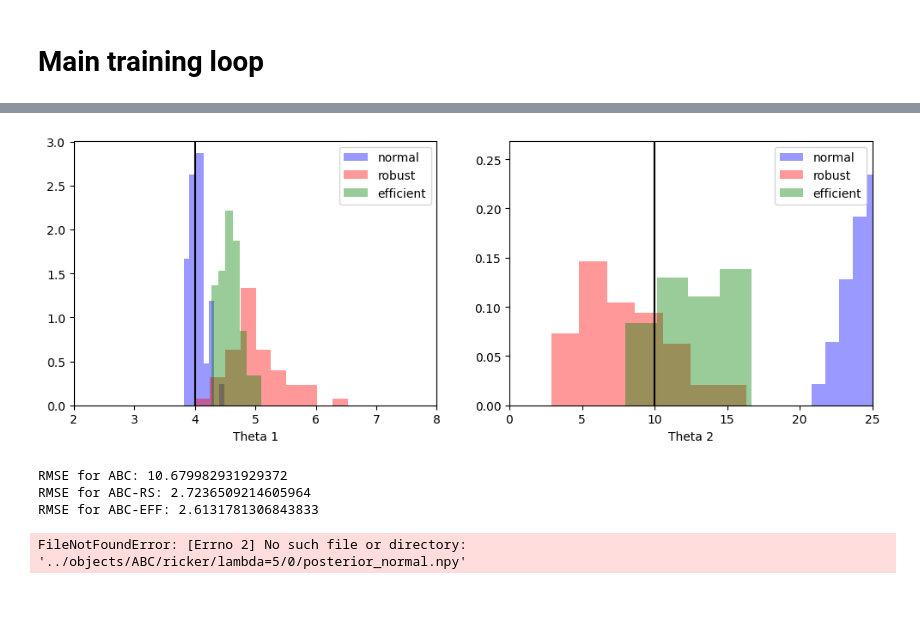
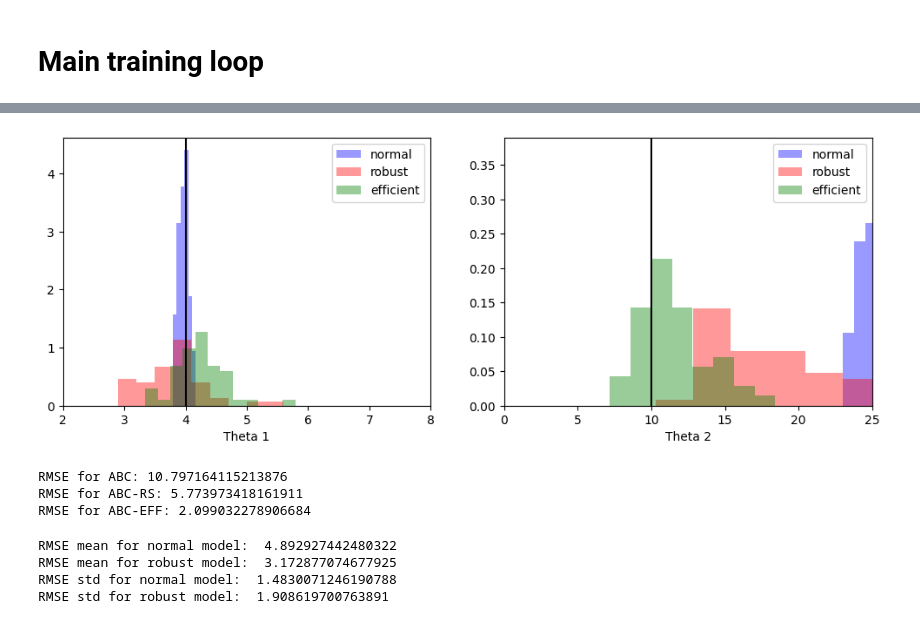
Before and after one commit to ymnglli/efficient-robust-sbi, a Jupyter notebook: notebooks/optimized_ricker_abc.ipynb, the cells around one changed output, grey strips where cells are left out. Drawn from its saved outputs; the diff is of its cells as text; code cells hidden in the pictures.

```diff
--- a/notebooks/optimized_ricker_abc.ipynb
+++ b/notebooks/optimized_ricker_abc.ipynb
@@ -371,33 +373,33 @@ KeyboardInterrupt:
 # %%
 import seaborn as sns
 
-posterior_normal = np.load("../objects/ABC/efficient_ricker_final/degree=0.2/lambda=3/1/posterior_normal.npy")
-posterior_robust = np.load("../objects/ABC/efficient_ricker_final/degree=0.2/lambda=3/1/posterior_robust.npy")
+posterior_normal = np.load("../objects/ABC/efficient_ricker_final/degree=0.2/lambda=3/5/posterior_normal.npy")
+posterior_robust = np.load("../objects/ABC/efficient_ricker_final/degree=0.2/lambda=3/5/posterior_robust.npy")
 posterior_efficient = np.load("../objects/ABC/efficient_ricker_final/degree=0.2/lambda=3/1/posterior_efficient.npy")
 
 theta_gt = [4 ,10]
 plt.figure(figsize=(12, 4))
 plt.subplot(1, 2, 1)
 plt.axvline(x=theta_gt[0],ls="-",c="black")
 sns.distplot(posterior_normal[:, 0], color='blue', kde=False, norm_hist=True, label="normal")
 sns.distplot(posterior_robust[:, 0], color='red', kde=False, norm_hist=True, label="robust")
 sns.distplot(posterior_efficient[:, 0], color='green', kde=False, norm_hist=True, label="efficient")
 plt.legend()
 plt.xlim(2, 8)
 plt.xlabel("Theta 1")
 
 plt.subplot(1, 2, 2)
 plt.axvline(x=theta_gt[1],ls="-",c="black")
 sns.distplot(posterior_normal[:, 1], color='blue', kde=False, norm_hist=True, label="normal")
 sns.distplot(posterior_robust[:, 1], color='red', kde=False, norm_hist=True, label="robust")
 sns.distplot(posterior_efficient[:, 1], color='green', kde=False, norm_hist=True, label="efficient")
 plt.legend()
 plt.xlim(0, 25)
 plt.xlabel("Theta 2")
 
 plt.show()
 # %% [output]
-[figure, old version]
+[figure, new version]
 # %%
 rmse_abc = RMSE(torch.tensor([4, 10]), torch.tensor(posterior_normal), 2)
 rmse_abc_rs = RMSE(torch.tensor([4, 10]), torch.tensor(posterior_robust), 2)
@@ -407,16 +409,16 @@ print(f"RMSE for ABC: {rmse_abc}")
 print(f"RMSE for ABC-RS: {rmse_abc_rs}")
 print(f"RMSE for ABC-EFF: {rmse_abc_eff}")
 # %% [output]
-RMSE for ABC: 10.679982931929372
-RMSE for ABC-RS: 2.7236509214605964
-RMSE for ABC-EFF: 2.6131781306843833
+RMSE for ABC: 10.797164115213876
+RMSE for ABC-RS: 5.773973418161911
+RMSE for ABC-EFF: 2.099032278906684
 # %%
 n_sims = 50
 beta = 5
 rmse_normal = np.zeros(n_sims)
 rmse_robust = np.zeros(n_sims)
 for i in range(n_sims):
-    root_name = f'../objects/ABC/ricker/lambda={beta}/' + str(i)
+    root_name = f'../objects/ABC/efficient_ricker_final/degree=0.1/lambda={beta}/' + str(i)
     posterior_normal = torch.tensor(np.load(root_name + '/posterior_normal.npy'))
     posterior_robust = torch.tensor(np.load(root_name + '/posterior_robust.npy'))
     rmse_normal[i] = RMSE(torch.tensor([4, 10]), posterior_normal, 2)
@@ -427,4 +429,7 @@ print("RMSE mean for robust model: ", np.mean(rmse_robust))
 print("RMSE std for normal model: ", np.std(rmse_normal))
 print("RMSE std for robust model: ", np.std(rmse_robust))
 # %% [output]
-FileNotFoundError: [Errno 2] No such file or directory: '../objects/ABC/ricker/lambda=5/0/posterior_normal.npy'
+RMSE mean for normal model:  4.892927442480322
+RMSE mean for robust model:  3.172877074677925
+RMSE std for normal model:  1.4830071246190788
+RMSE std for robust model:  1.908619700763891
```
Also changed, not shown: parts of 3 cells of this notebook, 8 other files.
